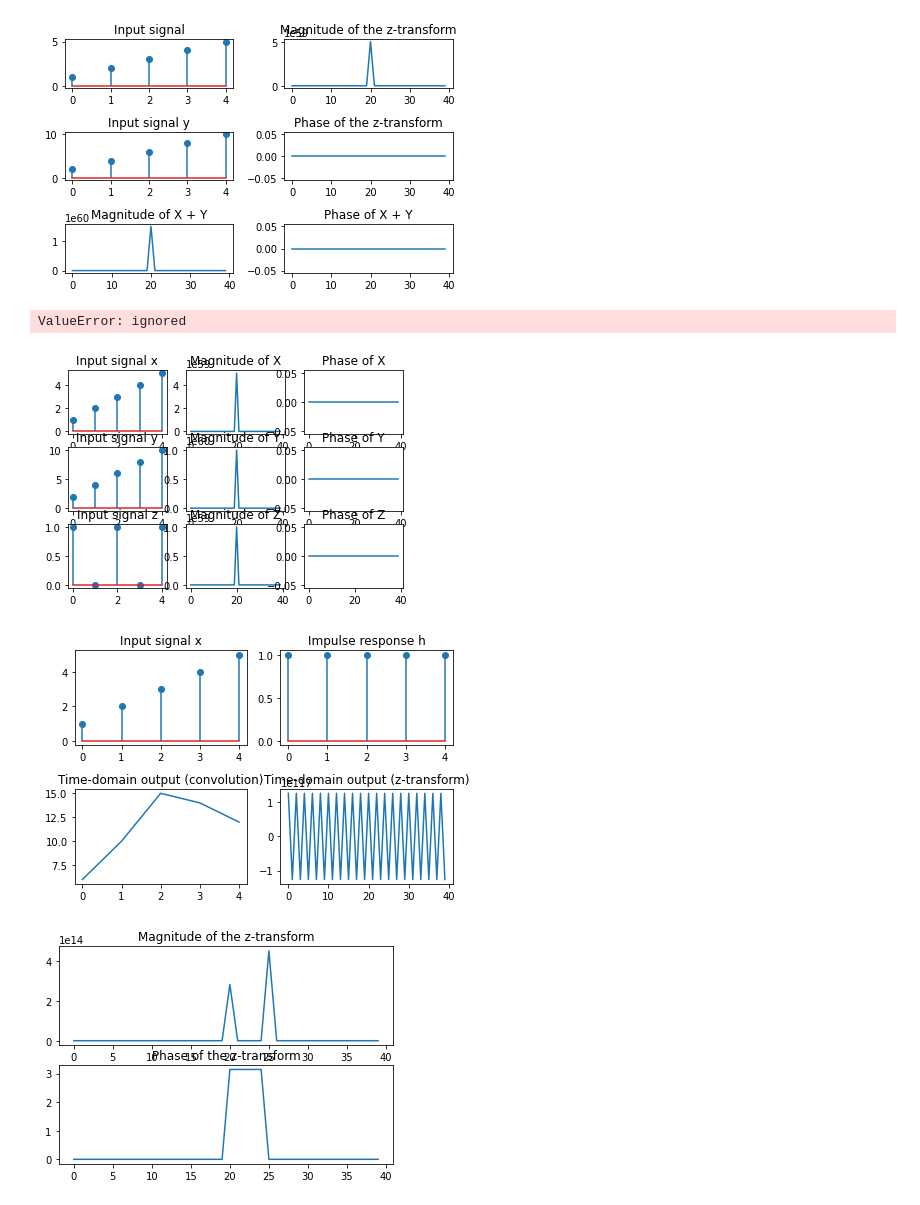
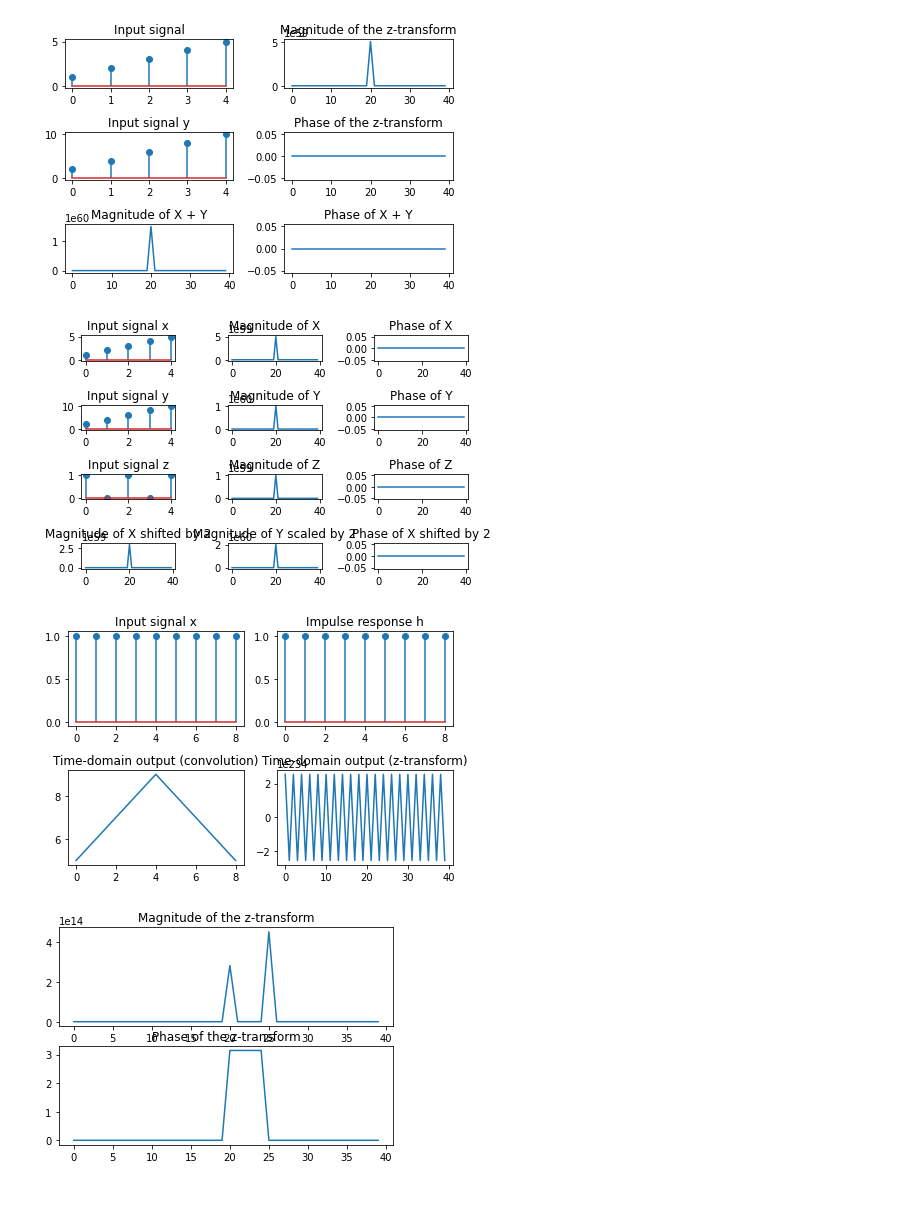
Before and after one commit to ProfessorDong/DSP-Course-Examples, a Jupyter notebook: z_Transform.ipynb, the cells around one changed output. Cells and saved outputs as stored; diff of their text form; code cells hidden in the pictures.

```diff
--- a/z_Transform.ipynb
+++ b/z_Transform.ipynb
@@ -5,7 +5,7 @@ import numpy as np
 import matplotlib.pyplot as plt
 
 # Define the input signal
-x = np.array([1, 2, 3, 4, 5])
+x = np.array([1, 2, 3, 4, 5, 6, 7, 8, 1])
 
 # Define the z-transform function
 def z_transform(x):
@@ -113,59 +113,59 @@ X_shifted = z_transform(np.roll(x, 2))  # shift x by 2 positions to the right
 Y_scaled = z_transform(2 * y)          # scale y by a factor of 2
 
 # Plot the input signals
-plt.subplot(3, 3, 1)
+plt.subplot(4, 3, 1)
 plt.stem(x)
 plt.title('Input signal x')
-plt.subplot(3, 3, 4)
+plt.subplot(4, 3, 4)
 plt.stem(y)
 plt.title('Input signal y')
-plt.subplot(3, 3, 7)
+plt.subplot(4, 3, 7)
 plt.stem(z)
 plt.title('Input signal z')
 
 # Plot the magnitude and phase of the z-transforms of the input signals
-plt.subplot(3, 3, 2)
+plt.subplot(4, 3, 2)
 plt.plot(np.abs(X))
 plt.title('Magnitude of X')
-plt.subplot(3, 3, 5)
+plt.subplot(4, 3, 5)
 plt.plot(np.abs(Y))
 plt.title('Magnitude of Y')
-plt.subplot(3, 3, 8)
+plt.subplot(4, 3, 8)
 plt.plot(np.abs(Z))
 plt.title('Magnitude of Z')
-plt.subplot(3, 3, 3)
+plt.subplot(4, 3, 3)
 plt.plot(np.angle(X))
 plt.title('Phase of X')
-plt.subplot(3, 3, 6)
+plt.subplot(4, 3, 6)
 plt.plot(np.angle(Y))
 plt.title('Phase of Y')
-plt.subplot(3, 3, 9)
+plt.subplot(4, 3, 9)
 plt.plot(np.angle(Z))
 plt.title('Phase of Z')
 
 # Plot the magnitude and phase of the z-transforms of the shifted and scaled signals
-plt.subplot(3, 3, 10)
+plt.subplot(4, 3, 10)
 plt.plot(np.abs(X_shifted))
 plt.title('Magnitude of X shifted by 2')
-plt.subplot(3, 3, 11)
+plt.subplot(4, 3, 11)
 plt.plot(np.abs(Y_scaled))
 plt.title('Magnitude of Y scaled by 2')
-plt.subplot(3, 3, 12)
+plt.subplot(4, 3, 12)
 plt.plot(np.angle(X_shifted))
 plt.title('Phase of X shifted by 2')
 
 plt.tight_layout()
 plt.show()
 # %% [output]
-ValueError: ignored
-[figure, old version]
+[figure, new version]
 # %%
 import numpy as np
 import matplotlib.pyplot as plt
 
 # Define the input signals
-x = np.array([1, 2, 3, 4, 5])
-h = np.array([1, 1, 1, 1, 1])
+# x = np.array([1, 2, 3, 4, 5, 4, 3, 2, 1])
+x = np.array([1, 1, 1, 1, 1, 1, 1, 1, 1])
+h = np.array([1, 1, 1, 1, 1, 1, 1, 1, 1])
 
 # Define the z-transform function
 def z_transform(x):
@@ -208,7 +208,7 @@ plt.title('Time-domain output (z-transform)')
 plt.tight_layout()
 plt.show()
 # %% [output]
-[figure, old version]
+[figure, new version]
 # %%
 import numpy as np
 import matplotlib.pyplot as plt
```
Also changed, not shown: parts of 1 cell of this notebook.
